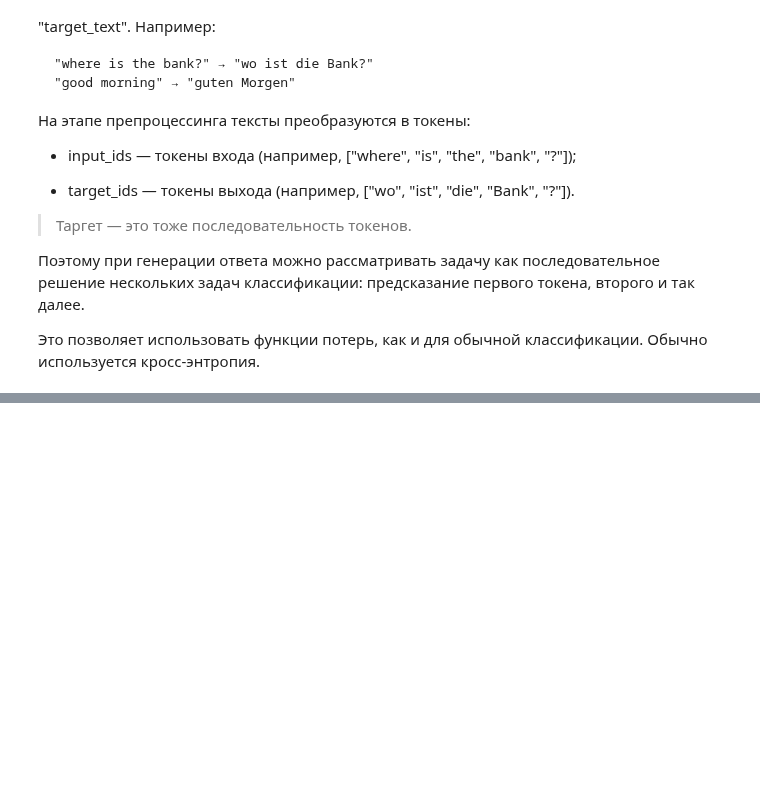
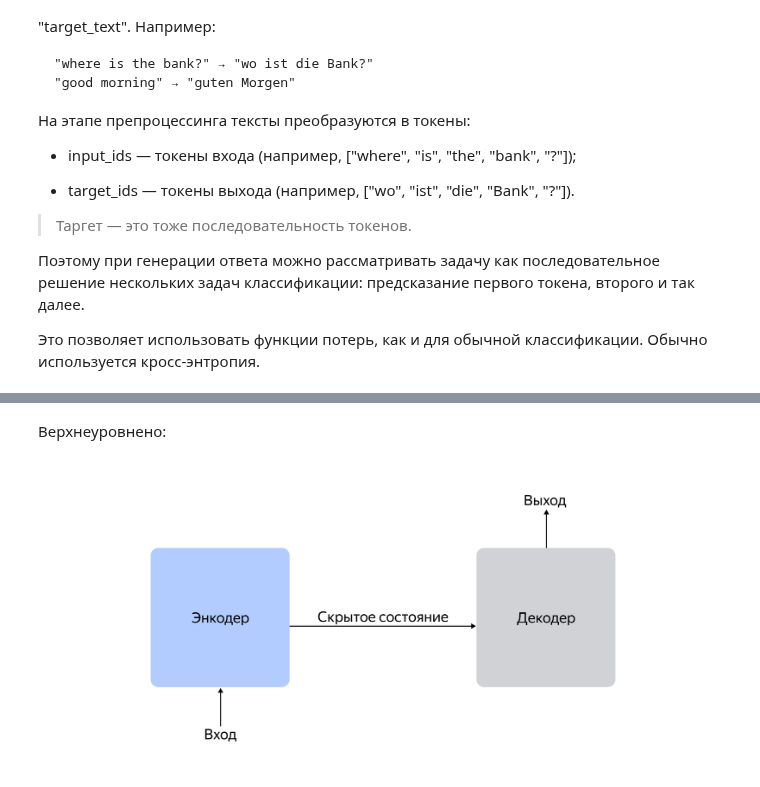
Before and after one commit to Ollldman/ml_dl_experiments, a Jupyter notebook: ml_dl_experiments/dl/dl_modules/RNN_transformers/4.Attention and transformers.ipynb, the cells around one changed output, grey strips where cells are left out. Drawn from its saved outputs; the diff is of its cells as text; code cells hidden in the pictures; blank space fills up the shorter version.

```diff
--- a/ml_dl_experiments/dl/dl_modules/RNN_transformers/4.Attention and transformers.ipynb
+++ b/ml_dl_experiments/dl/dl_modules/RNN_transformers/4.Attention and transformers.ipynb
@@ -53,0 +80,12 @@
+# %% [markdown]
+Верхнеуровнено:
+# %%
+from IPython.display import Image
+from ml_dl_experiments.settings import settings
+
+path_to_summ = settings.SOURCE_PATH + "ml_dl/RNN/encoder_decoder_upper.png"
+path_to_decomposition = settings.SOURCE_PATH + "ml_dl/RNN/encoder_decoder_decomposition.png"
+
+Image(path_to_summ, width=700, height=1000)
+# %% [output]
+[figure, added]
```
Also changed, not shown: parts of 4 cells of this notebook.
